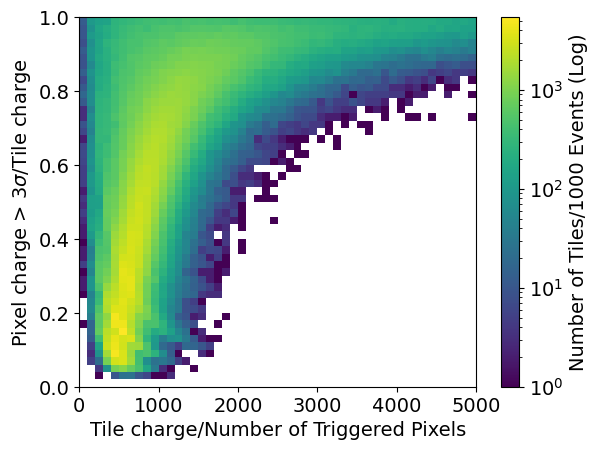
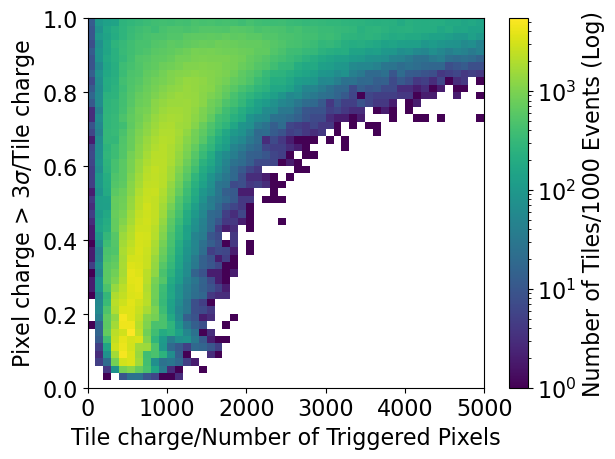
The notebook cell's code change between the first figure and the second:
--- before
+++ after
@@ -1,15 +1,14 @@
 fig, ax = plt.subplots()
-
-fonts = 14
+plt.rcParams.update({"font.size": 14})
 
 h = ax.hist2d(dT2.loc[dT2.ratio_3sd>0, 'dQdn'], dT2.loc[dT2.ratio_3sd>0, 'ratio_3sd'], bins = (1564, 50), range = [[-800, 155600], [0, 1]], cmap = 'viridis', norm = colors.LogNorm() )
 
-ax.set_xlabel('Tile charge/Number of Triggered Pixels', fontsize = fonts)
-ax.set_ylabel(r'Pixel charge > 3$\sigma$/Tile charge', fontsize = fonts)
-ax.tick_params(axis = "both", labelsize = fonts)
+ax.set_xlabel('Tile charge/Number of Triggered Pixels')
+ax.set_ylabel(r'Pixel charge > 3$\sigma$/Tile charge')
+# ax.tick_params(axis = "both", labelsize = fonts)
 ax.set_xlim([0, 5000])
 ax.set_ylim([0, 1])
 
 cbar = fig.colorbar(h[3])
-cbar.ax.tick_params( labelsize = fonts)     # ticks (numbers)
-cbar.set_label("Number of Tiles/1000 Events (Log)", fontsize = fonts) 
+# cbar.ax.tick_params( labelsize = fonts)     # ticks (numbers)
+cbar.set_label("Number of Tiles/1000 Events (Log)") 

Commit: slightly change the code but no changes in the results